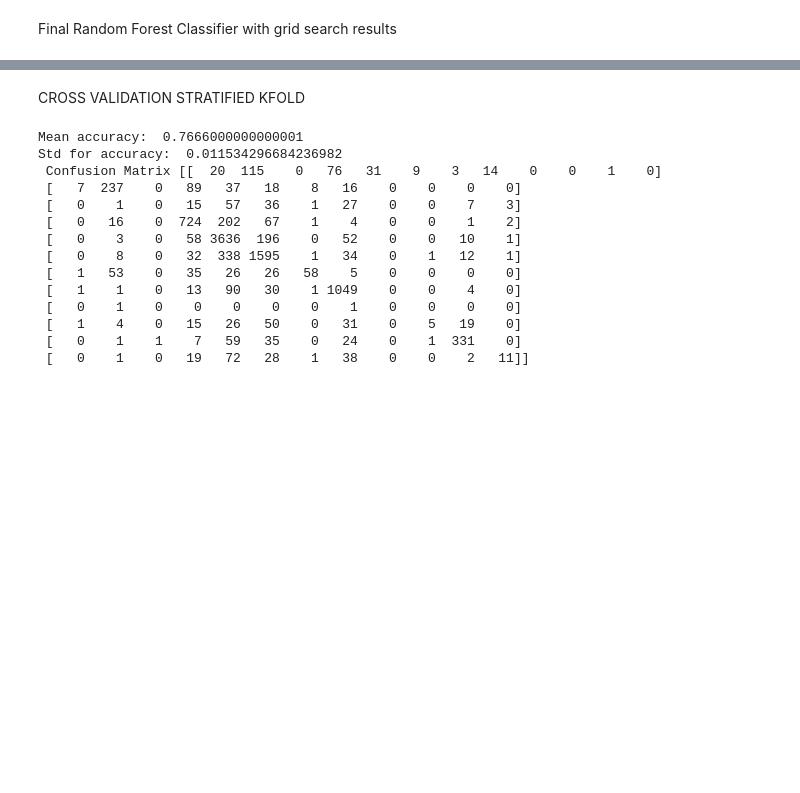
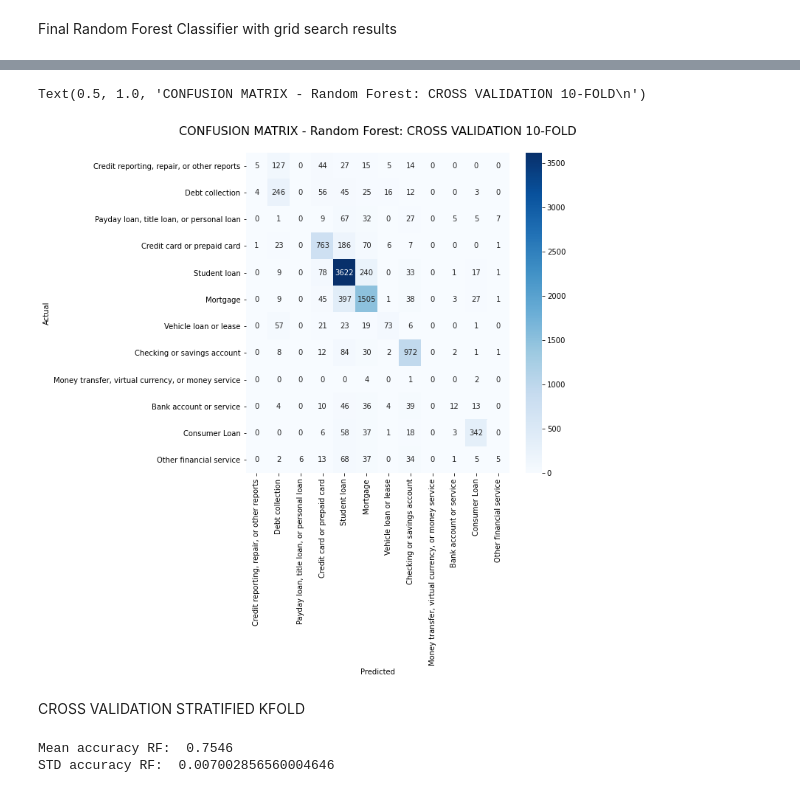
Before and after one commit to Navin-hzd/txtClassification, a Jupyter notebook: TxtClassRandomForest.ipynb, the cells around one changed output, grey strips where cells are left out. Drawn from its saved outputs; the diff is of its cells as text; code cells hidden in the pictures; blank space fills up the shorter version.

```diff
--- a/TxtClassRandomForest.ipynb
+++ b/TxtClassRandomForest.ipynb
@@ -424,21 +542,31 @@ plt.title("CONFUSION MATRIX - Random Forest-train test set split\n", size=16);
+# %%
+
+fig, ax = plt.subplots(figsize=(8,8))
+sns.heatmap(conf_mx, annot=True, cmap="Blues", fmt='d',
+            xticklabels=dfNew.Product.unique(),
+            yticklabels=dfNew.Product.unique())
+plt.ylabel('Actual')
+plt.xlabel('Predicted')
+plt.title("CONFUSION MATRIX - Random Forest: CROSS VALIDATION 10-FOLD\n", size=16)
+# %% [output]
+Text(0.5, 1.0, 'CONFUSION MATRIX - Random Forest: CROSS VALIDATION 10-FOLD\n')
+[figure, added]
 # %% [markdown]
 CROSS VALIDATION STRATIFIED KFOLD
 # %%
 from sklearn import model_selection
 from sklearn.feature_extraction.text import CountVectorizer
 from sklearn.model_selection import StratifiedKFold
-from sklearn.metrics import accuracy_score,classification_report
-X=dfNew.Consumer_complaint
-y=dfNew['Product']
-metrics = []
-conf_matrix=[]
-report_mx=[]
+from sklearn.metrics import accuracy_score
 labels_l=['Bank account or service', 'Checking or savings account','Consumer Loan','Credit card or prepaid card',
           'Credit reporting, repair, or other reports','Debt collection',
           'Money transfer, virtual currency, or money service' ,'Mortgage','Other financial service',
           'Payday loan, title loan, or personal loan','Student loan','Vehicle loan or lease']
+metricsRF_s = []
+conf_matrix_list_of_arrays_RF_s =[]
 
-X_train, X_test, y_train, y_test = model_selection.train_test_split(X, y, random_state=1)
+RF_report = pd.DataFrame(columns=['precision' , 'recall' ,'f1-score' , 'support'])
+
 skf = StratifiedKFold(n_splits=10)
 for train_index, test_index in skf.split(X,y):
     X_train = X.iloc[train_index]
@@ -450,46 +578,32 @@ for train_index, test_index in skf.split(X,y):
     vect=CountVectorizer(max_features=1000, min_df=5, max_df=0.7, stop_words=stopwords.words('english'))
     X_train_dtm = vect.fit_transform(X_train)
     X_test_dtm = vect.transform(X_test)
-    #rf=RandomForestClassifier(n_estimators=200,  random_state=0, max_depth=15, n_jobs=-1 )
-    rf=RandomForestClassifier(bootstrap=False, ccp_alpha=0.0, class_weight=None,
-                       criterion='gini', max_depth=99, max_features='sqrt',
+
+
+    RF_Final_s=RandomForestClassifier(bootstrap=False, ccp_alpha=0.0, class_weight=None,
+                       criterion='gini', max_depth=75, max_features='sqrt',
                        max_leaf_nodes=None, max_samples=None,
                        min_impurity_decrease=0.0, min_impurity_split=None,
-                       min_samples_leaf=1, min_samples_split=5,
-                       min_weight_fraction_leaf=0.0, n_estimators=346,
-                       n_jobs=-1, oob_score=False, random_state=None,
+                       min_samples_leaf=1, min_samples_split=9,
+                       min_weight_fraction_leaf=0.0, n_estimators=450,
+                       n_jobs=None, oob_score=False, random_state=None,
                        verbose=0, warm_start=False)
+    RF_Final_s.fit(X_train_dtm, y_train)
+    y_pred_class_RF = RF_Final_s.predict(X_test_dtm)
+    metricsRF_s.append(accuracy_score(y_test, y_pred_class_RF))
+    RF_report_tmp=pd.DataFrame(classification_report(y_test,y_pred_class_RF, output_dict=True)).transpose()
+    RF_report=RF_report.append(RF_report_tmp)
 
-    rf.fit(X_train_dtm, y_train)
-    y_pred_class = rf.predict(X_test_dtm)
+    conf_matrix_list_of_arrays_RF_s.append( confusion_matrix(y_test, y_pred_class_RF, labels=labels_l))
 
-    metrics.append( accuracy_score(y_test, y_pred_class))
-    report_mx.append(classification_report(y_test, y_pred_class))
-    conf_matrix.append( confusion_matrix(y_test, y_pred_class, labels=labels_l))
+metricsRF_s = np.array(metricsRF_s)
+conf_mx_RF_s=sum(conf_matrix_list_of_arrays_RF_s)
 
-metrics = np.array(metrics)
-report_mx = np.array(report_mx)
-confusion_mc=sum(conf_matrix)
-print('Mean accuracy: ', np.mean(metrics, axis=0))
-print('Std for accuracy: ', np.std(metrics, axis=0))
-#print('List Confusion Matrix',conf_matrix)
-print(' Confusion Matrix',confusion_mc)
-#print('Classification Report',np.mean(report_mx))
+print('Mean accuracy RF: ', np.mean(metricsRF_s, axis=0))
+print('STD accuracy RF: ', np.std(metricsRF_s, axis=0))
 # %% [output]
-Mean accuracy:  0.7666000000000001
-Std for accuracy:  0.011534296684236982
- Confusion Matrix [[  20  115    0   76   31    9    3   14    0    0    1    0]
- [   7  237    0   89   37   18    8   16    0    0    0    0]
- [   0    1    0   15   57   36    1   27    0    0    7    3]
- [   0   16    0  724  202   67    1    4    0    0    1    2]
- [   0    3    0   58 3636  196    0   52    0    0   10    1]
- [   0    8    0   32  338 1595    1   34    0    1   12    1]
- [   1   53    0   35   26   26   58    5    0    0    0    0]
- [   1    1    0   13   90   30    1 1049    0    0    4    0]
- [   0    1    0    0    0    0    0    1    0    0    0    0]
- [   1    4    0   15   26   50    0   31    0    5   19    0]
- [   0    1    1    7   59   35    0   24    0    1  331    0]
- [   0    1    0   19   72   28    1   38    0    0    2   11]]
+Mean accuracy RF:  0.7546
+STD accuracy RF:  0.007002856560004646
 # %%
 
 fig, ax = plt.subplots(figsize=(8,8))
```
Also changed, not shown: parts of 28 cells of this notebook, 4 other files.
